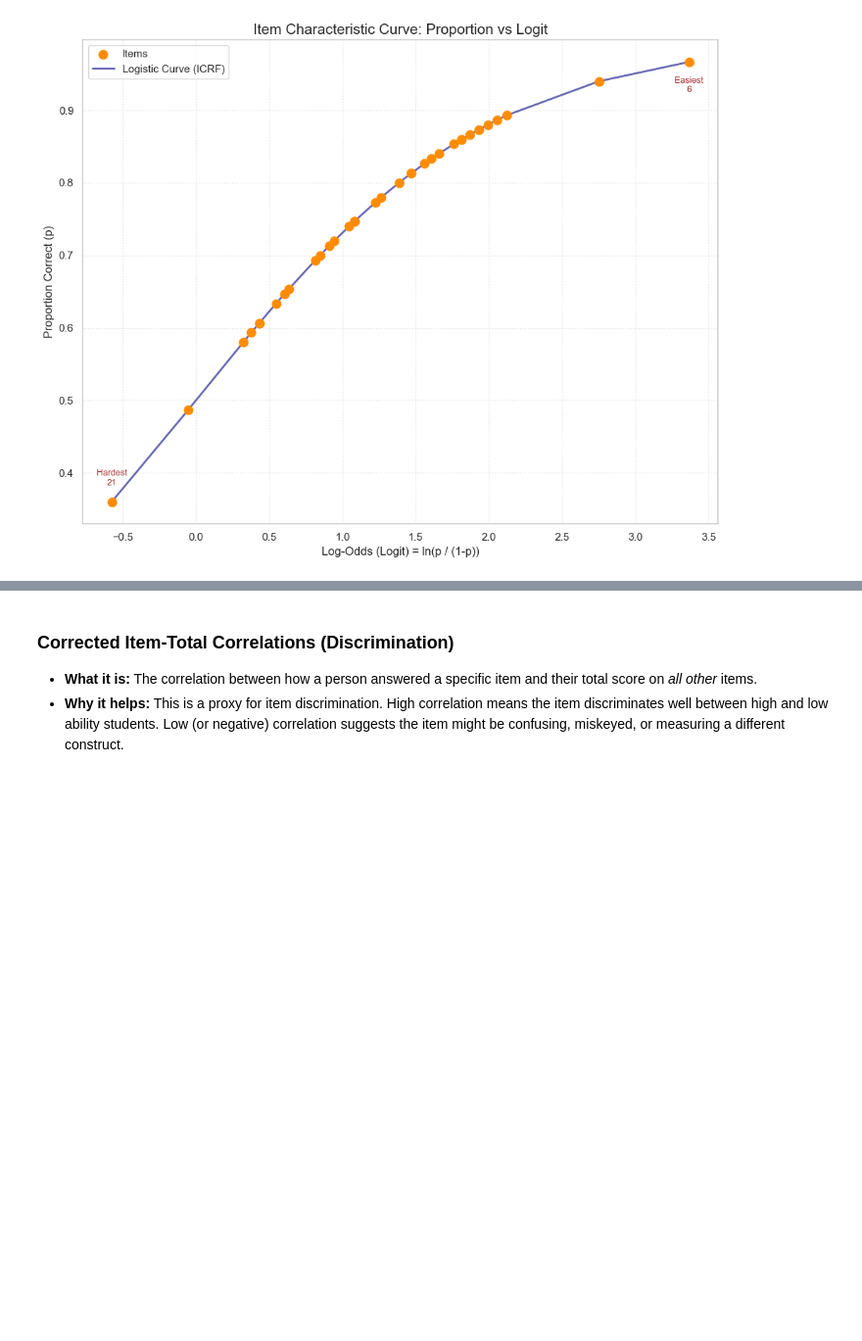
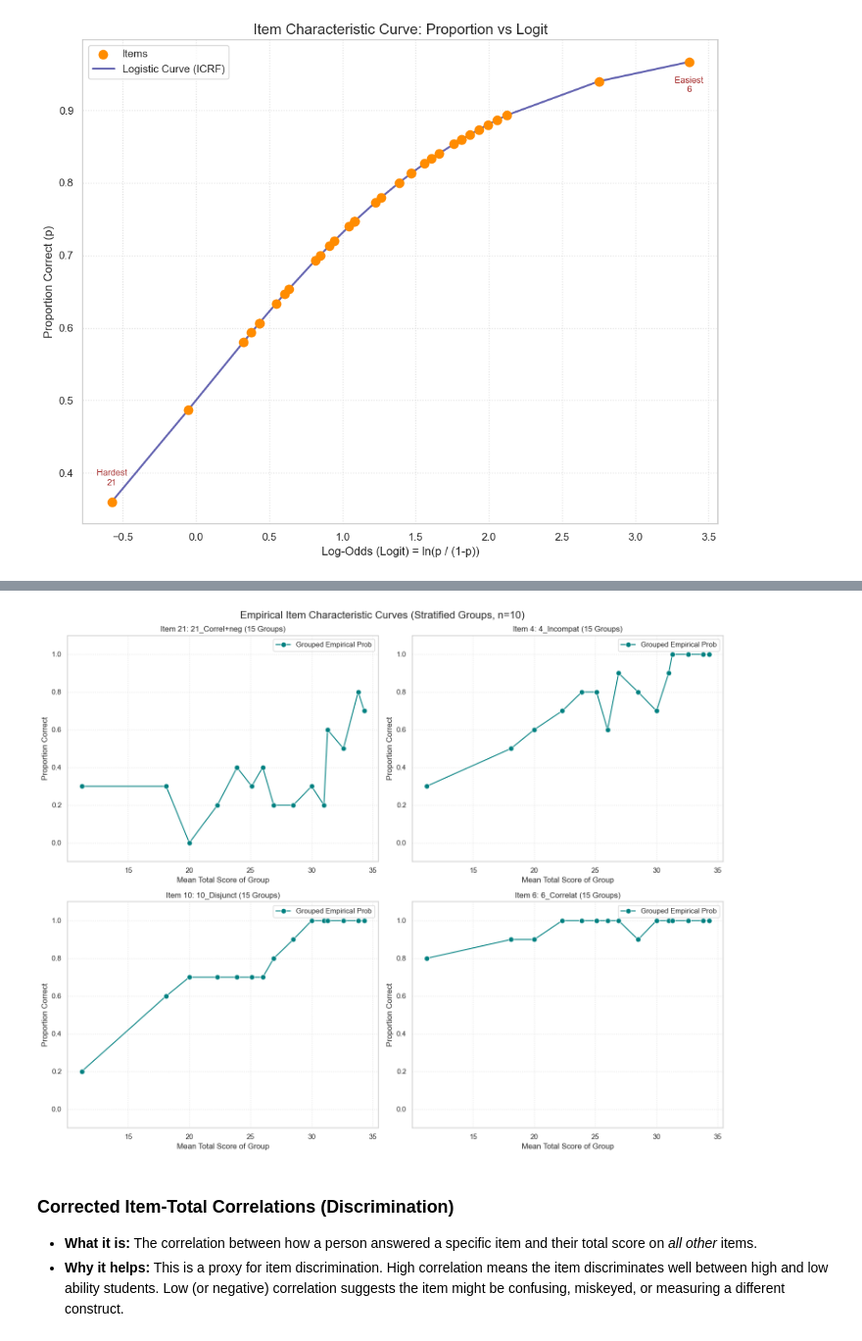
Before and after one commit to yongduek/RaschModeling, a Jupyter notebook: eda.ipynb, the cells around one changed output, grey strips where cells are left out. Shown at 98% size. Saved outputs shown, nothing was run; the diff lists cells and outputs as text; code cells hidden in the pictures; blank space fills up the shorter version.

```diff
--- a/eda.ipynb
+++ b/eda.ipynb
@@ -267,3 +272,63 @@ Stats for Item 21 around Score 15:
+# %%
+# Plot 7b: Empirical ICC with Stratified Groups (15 groups of 10 students)
+# Use sorted groups to smooth out the noise from individual scores
+
+# 1. Sort Data by Total Score
+# Use a copy to avoid modifying original df mid-analysis if not needed
+df_grouped = df.sort_values('TotalScore').reset_index(drop=True)
+
+# 2. Assign Groups (15 groups of 10 students = 150 students)
+n_groups = 15
+# Create labels: 10 of '1', 10 of '2', etc.
+group_labels = np.repeat(np.arange(1, n_groups + 1), 10)
+
+# Validate size matches (Expect 150)
+if len(df_grouped) == len(group_labels):
+    df_grouped['RankGroup'] = group_labels
+else:
+    print(f"Warning: Dataset size {len(df_grouped)} != group label size {len(group_labels)}. Using quantile cut.")
+    df_grouped['RankGroup'] = pd.qcut(df_grouped.index, q=n_groups, labels=range(1, n_groups + 1))
+
+# 3. Define Items
+target_items = [21, 4, 10, 6]
+# Robustly identify item columns (excluding calculated scores/metadata)
+non_item_cols = {'PersonID', 'TotalScore', 'LogitScore', 'RankGroup', 'Proportion', 'LogitProportion', 'GroupType'}
+item_cols_clean = [c for c in df.columns if c not in non_item_cols]
+
+# 4. Plot Setup
+fig, axes = plt.subplots(2, 2, figsize=(15, 12))
+axes = axes.flatten()
+
+for idx, item_idx_1based in enumerate(target_items):
+    # Get column name
+    col_name = item_cols_clean[item_idx_1based - 1]
+
+    # Aggregate Means per Group
+    group_stats = df_grouped.groupby('RankGroup').agg({
+        'TotalScore': 'mean',
+        col_name: 'mean'
+    }).reset_index()
+    group_stats = group_stats.rename(columns={col_name: 'ProportionCorrect'})
+
+    # Plot Line
+    ax = axes[idx]
+    sns.lineplot(data=group_stats, x='TotalScore', y='ProportionCorrect',
+                 marker='o', markersize=8, ax=ax, color='teal', label='Grouped Empirical Prob')
+
+    # Optional: Plot individual points lightly for context (commented out to keep clean as requested)
+    # sns.scatterplot(data=df, x='TotalScore', y=col_name, ax=ax, color='gray', alpha=0.1, s=10)
+
+    ax.set_title(f'Item {item_idx_1based}: {col_name} (15 Groups)', fontsize=12)
+    ax.set_xlabel('Mean Total Score of Group')
+    ax.set_ylabel('Proportion Correct')
+    ax.set_ylim(-0.1, 1.1)
+    ax.grid(True, linestyle=':', alpha=0.6)
+
+plt.suptitle(f'Empirical Item Characteristic Curves (Stratified Groups, n=10)', fontsize=16)
+plt.tight_layout()
+plt.show()
+# %% [output]
+[figure, added]
 # %% [markdown]
 ### Corrected Item-Total Correlations (Discrimination)
 
```
Also changed, not shown: parts of 3 cells of this notebook, 2 other files.
